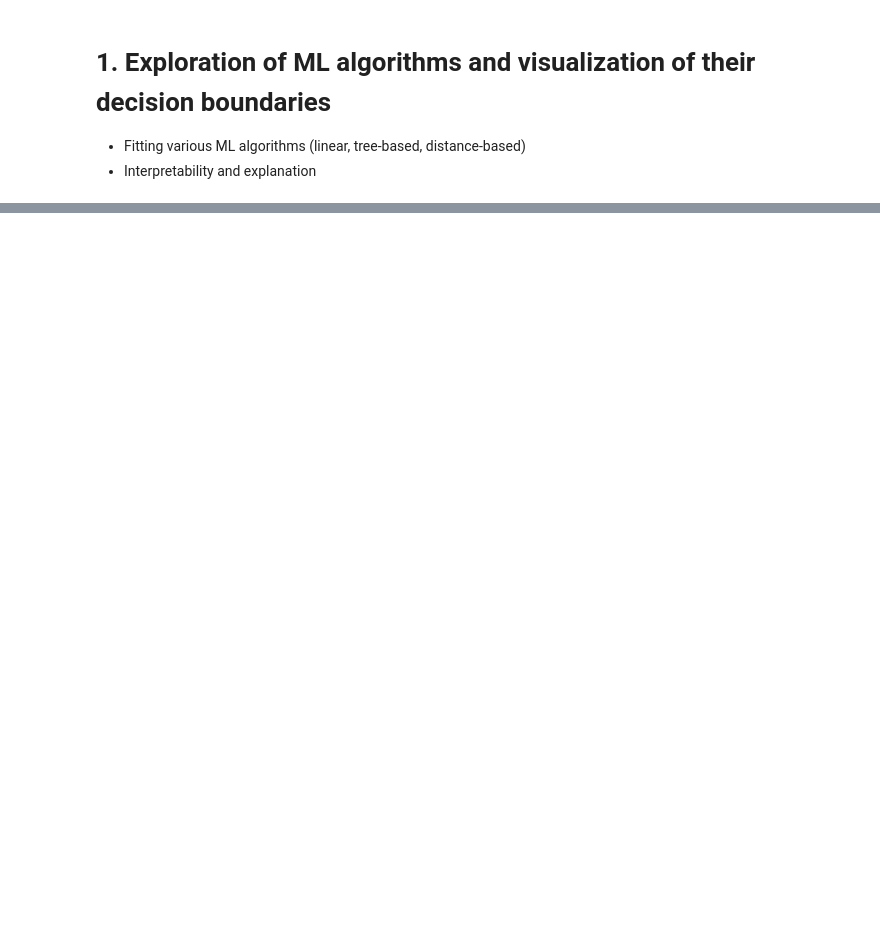
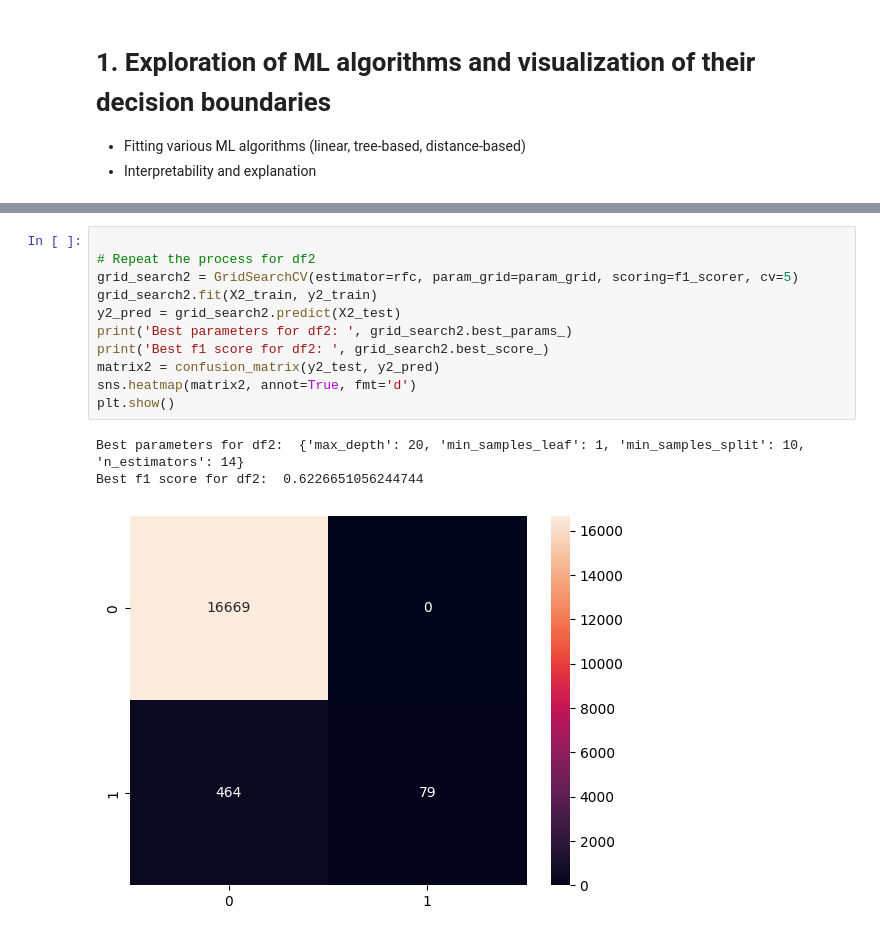
Before and after one commit to angelgldh/rsv_modelling_transfer_learning, a Jupyter notebook: notebooks/ml_modelling.ipynb, the cells around one changed output, grey strips where cells are left out. Saved outputs shown, nothing was run; the diff lists cells and outputs as text; blank space fills up the shorter version.

```diff
--- a/notebooks/ml_modelling.ipynb
+++ b/notebooks/ml_modelling.ipynb
@@ -48,0 +113,15 @@ sample_rsv_df['RSV_test_result'].value_counts(), sample_dedup_rsv_df['RSV_test_r
+# %%
+
+# Repeat the process for df2
+grid_search2 = GridSearchCV(estimator=rfc, param_grid=param_grid, scoring=f1_scorer, cv=5)
+grid_search2.fit(X2_train, y2_train)
+y2_pred = grid_search2.predict(X2_test)
+print('Best parameters for df2: ', grid_search2.best_params_)
+print('Best f1 score for df2: ', grid_search2.best_score_)
+matrix2 = confusion_matrix(y2_test, y2_pred)
+sns.heatmap(matrix2, annot=True, fmt='d')
+plt.show()
+# %% [output]
+Best parameters for df2:  {'max_depth': 20, 'min_samples_leaf': 1, 'min_samples_split': 10, 'n_estimators': 14}
+Best f1 score for df2:  0.6226651056244744
+[figure, added]
```
Also changed, not shown: parts of 10 cells of this notebook.
